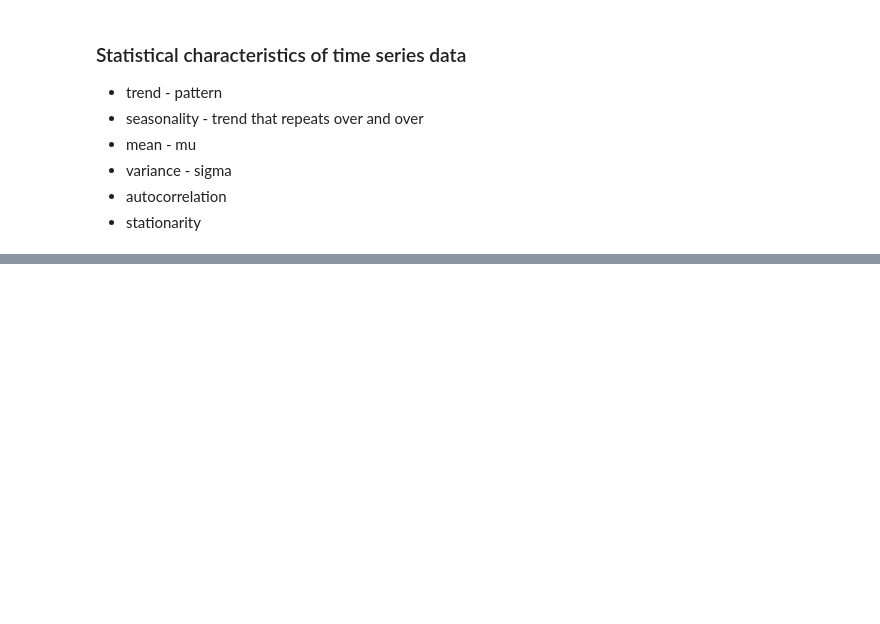
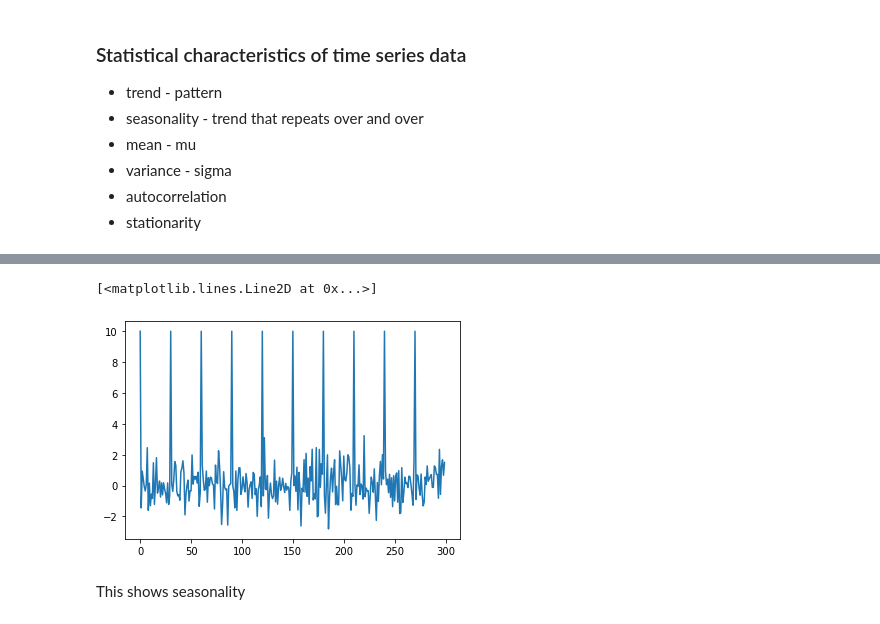
Before and after one commit to darrahts/timeSeriesAnalysis, a Jupyter notebook: timeSeries1.ipynb, the cells around one changed output, grey strips where cells are left out. Saved outputs shown, nothing was run; the diff lists cells and outputs as text; code cells hidden in the pictures; blank space fills up the shorter version.

```diff
--- a/timeSeries1.ipynb
+++ b/timeSeries1.ipynb
@@ -85,0 +103,12 @@ plt.plot([0,500], [-sigma, -sigma], 'g')
+# %%
+arrn = np.random.randn(300)
+for i in range(len(arrn)):
+    if i%30 == 0:
+        arrn[i] = 10
+
+plt.plot(arrn)
+# %% [output]
+[<matplotlib.lines.Line2D at 0x...>]
+[figure, added]
+# %% [markdown]
+This shows seasonality
```
Also changed, not shown: parts of 2 cells of this notebook.
